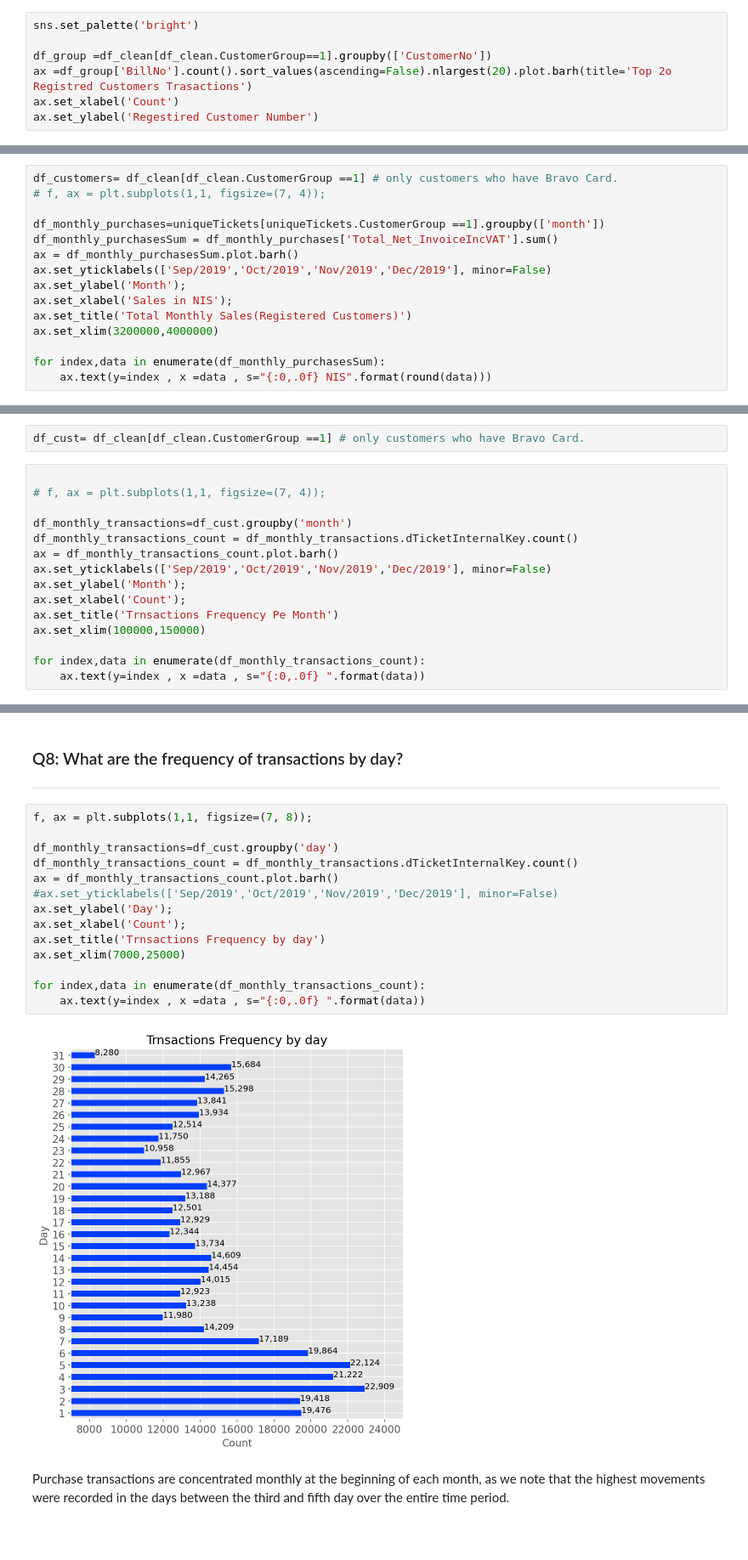
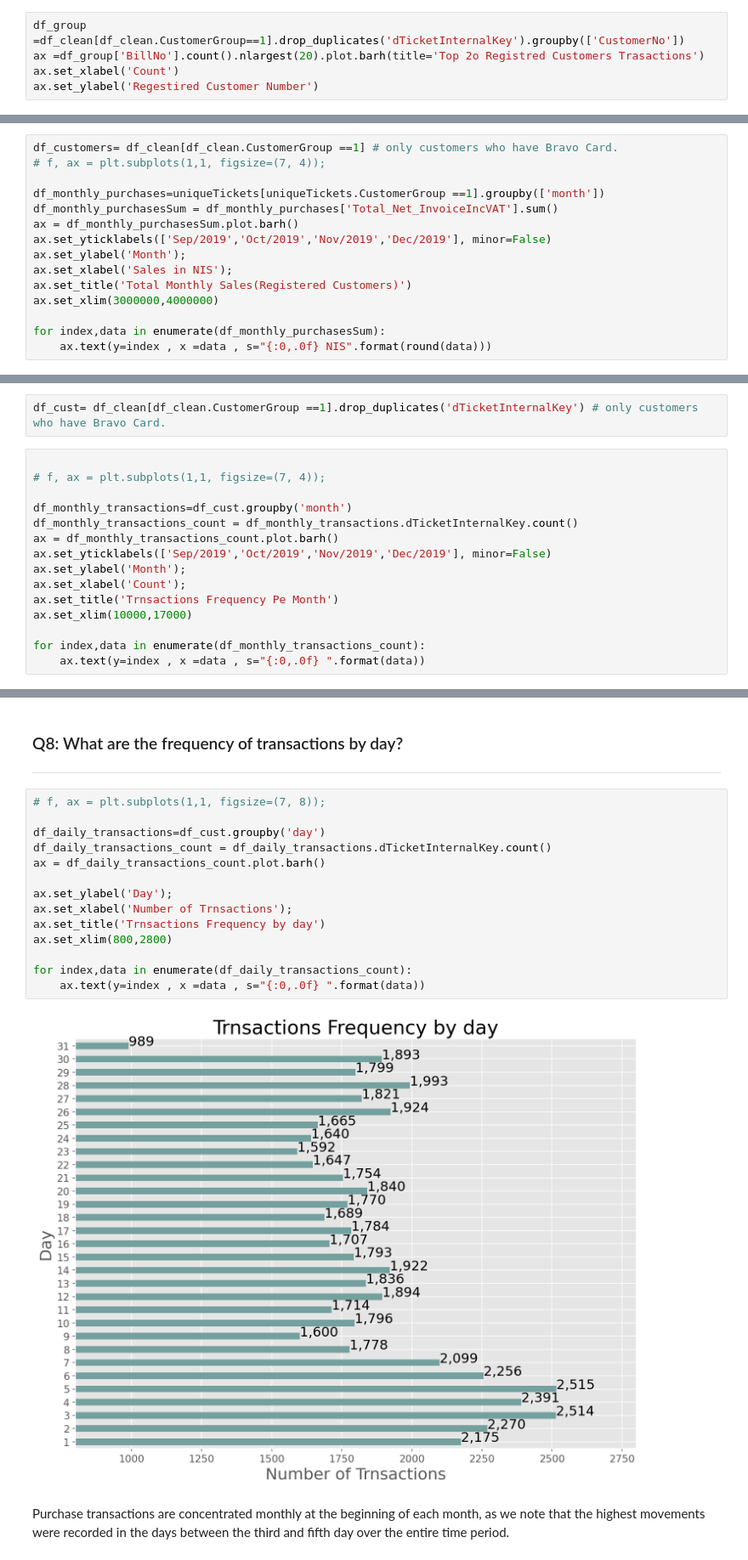
Before and after one commit to POS-Cross/Bravo-EDA, a Jupyter notebook: Bravo_EDA.ipynb, the cells around one changed output, grey strips where cells are left out. Shown at 85% size. Saved outputs shown, nothing was run; the diff lists cells and outputs as text; blank space fills up the shorter version.

```diff
--- a/Bravo_EDA.ipynb
+++ b/Bravo_EDA.ipynb
@@ -404,8 +411,6 @@ Number of customers with Bravo Thank U cards are :  14883  -  While, Customers w
 # %%
-sns.set_palette('bright')
-
-df_group =df_clean[df_clean.CustomerGroup==1].groupby(['CustomerNo'])
-ax =df_group['BillNo'].count().sort_values(ascending=False).nlargest(20).plot.barh(title='Top 2o Registred Customers Trasactions')
+df_group =df_clean[df_clean.CustomerGroup==1].drop_duplicates('dTicketInternalKey').groupby(['CustomerNo'])
+ax =df_group['BillNo'].count().nlargest(20).plot.barh(title='Top 2o Registred Customers Trasactions')
 ax.set_xlabel('Count')
 ax.set_ylabel('Regestired Customer Number')
 # %% [output]
@@ -447,7 +452,7 @@ ax.set_yticklabels(['Sep/2019','Oct/2019','Nov/2019','Dec/2019'], minor=False)
 ax.set_ylabel('Month');
 ax.set_xlabel('Sales in NIS');
 ax.set_title('Total Monthly Sales(Registered Customers)')
-ax.set_xlim(3200000,4000000)
+ax.set_xlim(3000000,4000000)
 
 for index,data in enumerate(df_monthly_purchasesSum):
     ax.text(y=index , x =data , s="{:0,.0f} NIS".format(round(data)))
@@ -458,7 +463,7 @@ From the Figure, we can see that the highest monthly purchases are in October **
 # %% [markdown]
 ### Q8: What is the frequency of transactions per month?
 # %%
-df_cust= df_clean[df_clean.CustomerGroup ==1] # only customers who have Bravo Card.
+df_cust= df_clean[df_clean.CustomerGroup ==1].drop_duplicates('dTicketInternalKey') # only customers who have Bravo Card.
 # %%
 
 # f, ax = plt.subplots(1,1, figsize=(7, 4));
@@ -470,7 +475,7 @@ ax.set_yticklabels(['Sep/2019','Oct/2019','Nov/2019','Dec/2019'], minor=False)
 ax.set_ylabel('Month');
 ax.set_xlabel('Count');
 ax.set_title('Trnsactions Frequency Pe Month')
-ax.set_xlim(100000,150000)
+ax.set_xlim(10000,17000)
 
 for index,data in enumerate(df_monthly_transactions_count):
     ax.text(y=index , x =data , s="{:0,.0f} ".format(data))
@@ -483,21 +488,21 @@ October has the highest transaction among all months with 124,094 transaction re
 
 ---
 # %%
-f, ax = plt.subplots(1,1, figsize=(7, 8));
+# f, ax = plt.subplots(1,1, figsize=(7, 8));
 
-df_monthly_transactions=df_cust.groupby('day')
-df_monthly_transactions_count = df_monthly_transactions.dTicketInternalKey.count()
-ax = df_monthly_transactions_count.plot.barh()
-#ax.set_yticklabels(['Sep/2019','Oct/2019','Nov/2019','Dec/2019'], minor=False)
+df_daily_transactions=df_cust.groupby('day')
+df_daily_transactions_count = df_daily_transactions.dTicketInternalKey.count()
+ax = df_daily_transactions_count.plot.barh()
+
 ax.set_ylabel('Day');
-ax.set_xlabel('Count');
+ax.set_xlabel('Number of Trnsactions');
 ax.set_title('Trnsactions Frequency by day')
-ax.set_xlim(7000,25000)
+ax.set_xlim(800,2800)
 
-for index,data in enumerate(df_monthly_transactions_count):
+for index,data in enumerate(df_daily_transactions_count):
     ax.text(y=index , x =data , s="{:0,.0f} ".format(data))
 # %% [output]
-[figure, old version]
+[figure, new version]
 # %% [markdown]
 Purchase transactions are concentrated monthly at the beginning of each month, as we note that the highest movements were recorded in the days between the third and fifth day over the entire time period.
 # %% [markdown]
```
Also changed, not shown: parts of 16 cells of this notebook.
